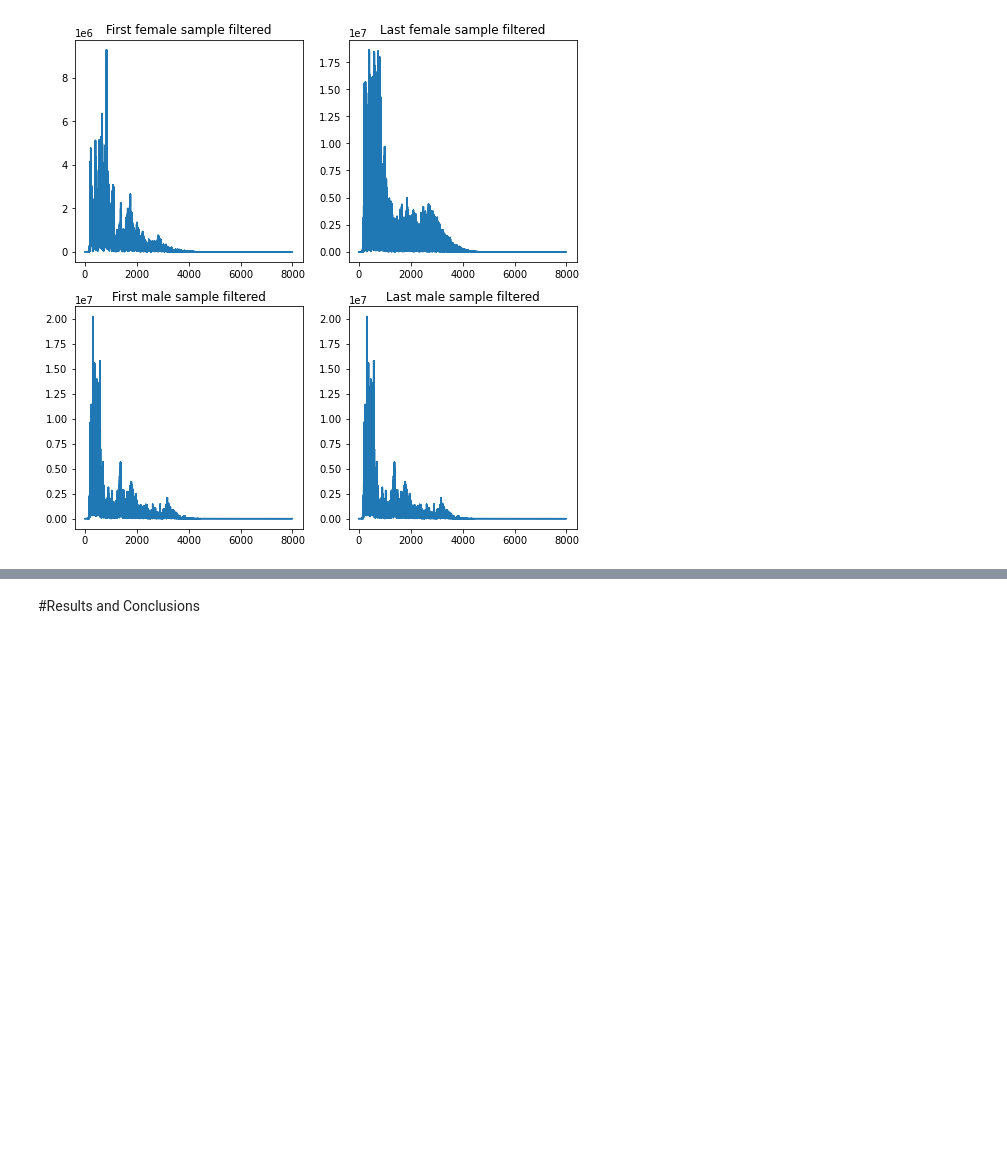
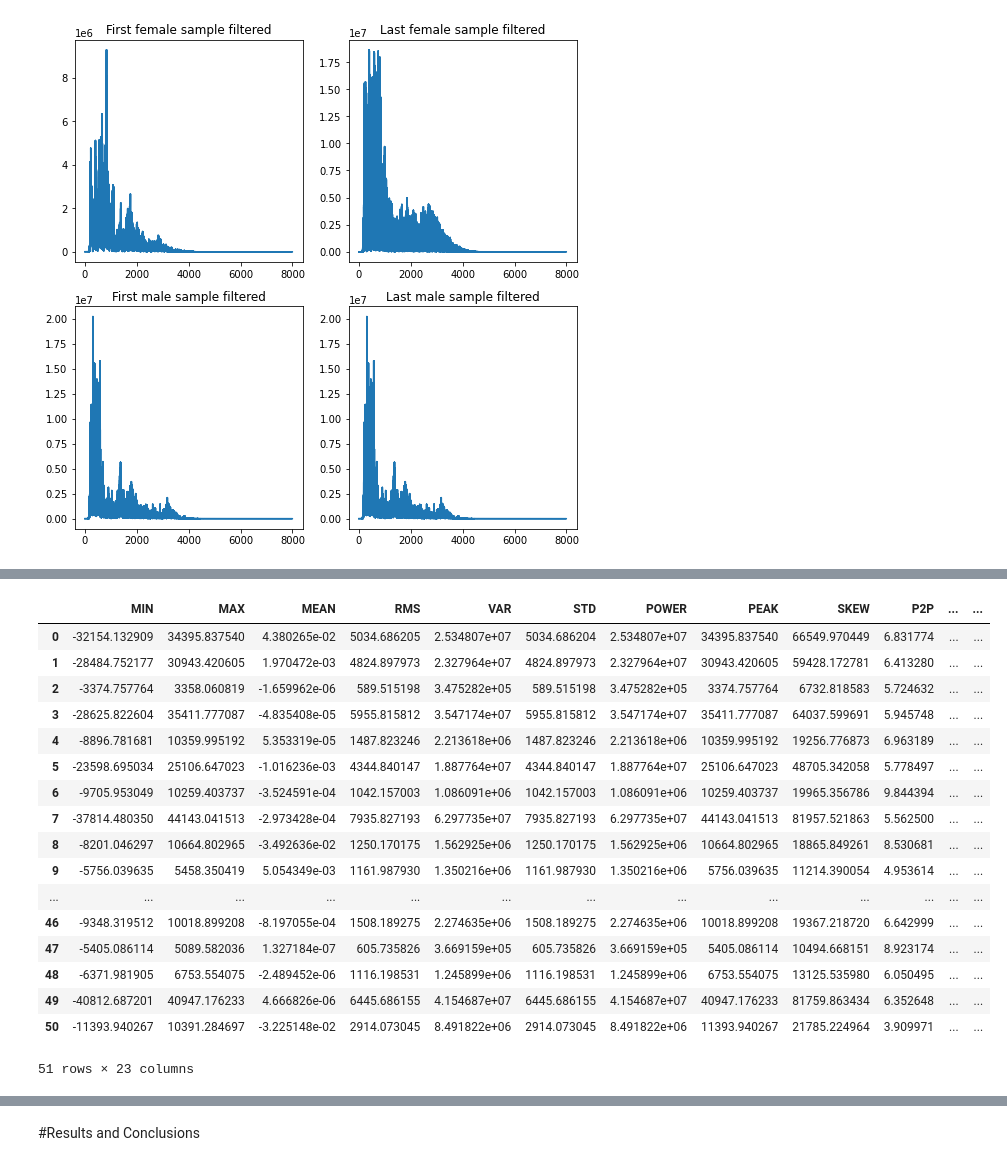
Before and after one commit to crdsteixeira/SP_project, a Jupyter notebook: signal_processing_catia.ipynb, the cells around one changed output, grey strips where cells are left out. Saved outputs shown, nothing was run; the diff lists cells and outputs as text; code cells hidden in the pictures; blank space fills up the shorter version.

```diff
--- a/signal_processing_catia.ipynb
+++ b/signal_processing_catia.ipynb
@@ -170,0 +326,26 @@ to be continued ...
+# %%
+result_m = get_pitch(filtered_m, fs)
+# %%
+label_mal = [0] * len(df_features_m)
+df_features_m.insert(21, "Pitch", result_m, True)
+df_features_m.insert(22, "Label", label_mal, True)
+df_features_m
+# %% [output]
+|  | MIN | MAX | MEAN | RMS | VAR | STD | POWER | PEAK | SKEW | P2P | ... | ... |
+| 0 | -32154.132909 | 34395.837540 | 4.380265e-02 | 5034.686205 | 2.534807e+07 | 5034.686204 | 2.534807e+07 | 34395.837540 | 66549.970449 | 6.831774 | ... | ... |
+| 1 | -28484.752177 | 30943.420605 | 1.970472e-03 | 4824.897973 | 2.327964e+07 | 4824.897973 | 2.327964e+07 | 30943.420605 | 59428.172781 | 6.413280 | ... | ... |
+| 2 | -3374.757764 | 3358.060819 | -1.659962e-06 | 589.515198 | 3.475282e+05 | 589.515198 | 3.475282e+05 | 3374.757764 | 6732.818583 | 5.724632 | ... | ... |
+| 3 | -28625.822604 | 35411.777087 | -4.835408e-05 | 5955.815812 | 3.547174e+07 | 5955.815812 | 3.547174e+07 | 35411.777087 | 64037.599691 | 5.945748 | ... | ... |
+| 4 | -8896.781681 | 10359.995192 | 5.353319e-05 | 1487.823246 | 2.213618e+06 | 1487.823246 | 2.213618e+06 | 10359.995192 | 19256.776873 | 6.963189 | ... | ... |
+| 5 | -23598.695034 | 25106.647023 | -1.016236e-03 | 4344.840147 | 1.887764e+07 | 4344.840147 | 1.887764e+07 | 25106.647023 | 48705.342058 | 5.778497 | ... | ... |
+| 6 | -9705.953049 | 10259.403737 | -3.524591e-04 | 1042.157003 | 1.086091e+06 | 1042.157003 | 1.086091e+06 | 10259.403737 | 19965.356786 | 9.844394 | ... | ... |
+| 7 | -37814.480350 | 44143.041513 | -2.973428e-04 | 7935.827193 | 6.297735e+07 | 7935.827193 | 6.297735e+07 | 44143.041513 | 81957.521863 | 5.562500 | ... | ... |
+| 8 | -8201.046297 | 10664.802965 | -3.492636e-02 | 1250.170175 | 1.562925e+06 | 1250.170175 | 1.562925e+06 | 10664.802965 | 18865.849261 | 8.530681 | ... | ... |
+| 9 | -5756.039635 | 5458.350419 | 5.054349e-03 | 1161.987930 | 1.350216e+06 | 1161.987930 | 1.350216e+06 | 5756.039635 | 11214.390054 | 4.953614 | ... | ... |
+| ... | ... | ... | ... | ... | ... | ... | ... | ... | ... | ... | ... | ... |
+| 46 | -9348.319512 | 10018.899208 | -8.197055e-04 | 1508.189275 | 2.274635e+06 | 1508.189275 | 2.274635e+06 | 10018.899208 | 19367.218720 | 6.642999 | ... | ... |
+| 47 | -5405.086114 | 5089.582036 | 1.327184e-07 | 605.735826 | 3.669159e+05 | 605.735826 | 3.669159e+05 | 5405.086114 | 10494.668151 | 8.923174 | ... | ... |
+| 48 | -6371.981905 | 6753.554075 | -2.489452e-06 | 1116.198531 | 1.245899e+06 | 1116.198531 | 1.245899e+06 | 6753.554075 | 13125.535980 | 6.050495 | ... | ... |
+| 49 | -40812.687201 | 40947.176233 | 4.666826e-06 | 6445.686155 | 4.154687e+07 | 6445.686155 | 4.154687e+07 | 40947.176233 | 81759.863434 | 6.352648 | ... | ... |
+| 50 | -11393.940267 | 10391.284697 | -3.225148e-02 | 2914.073045 | 8.491822e+06 | 2914.073045 | 8.491822e+06 | 11393.940267 | 21785.224964 | 3.909971 | ... | ... |
+51 rows × 23 columns
```
Also changed, not shown: parts of 16 cells of this notebook.
